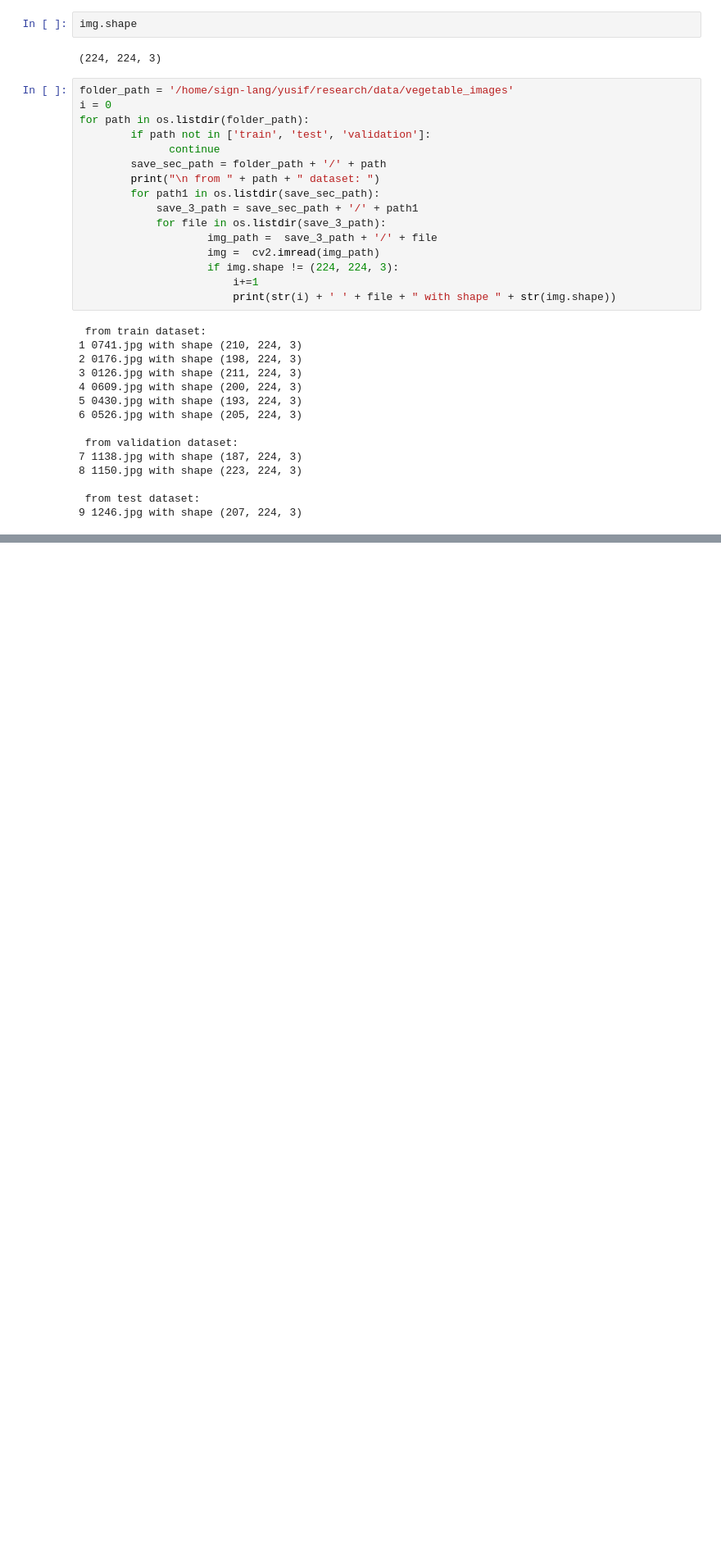
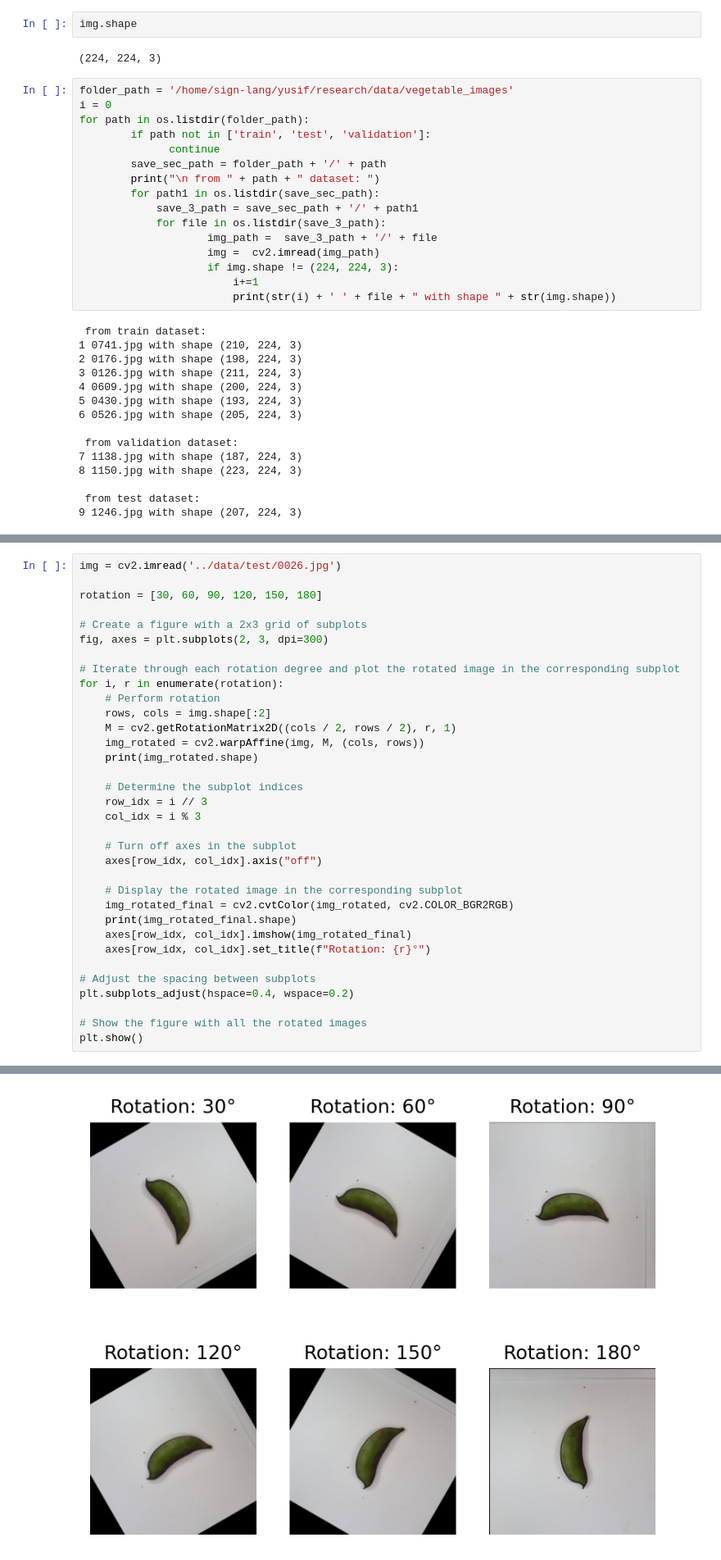
Before and after one commit to ADA-GWU/guidedresearchproject-yusif_mukhtarov, a Jupyter notebook: initial_preprocessing.ipynb, the cells around one changed output, grey strips where cells are left out. Shown at 82% size. Drawn from its saved outputs; the diff is of its cells as text; blank space fills up the shorter version.

```diff
--- a/initial_preprocessing.ipynb
+++ b/initial_preprocessing.ipynb
@@ -49,0 +70,35 @@ len(os.listdir('/home/sign-lang/yusif/research/data/vegetable_images'))
+# %%
+img = cv2.imread('../data/test/0026.jpg')
+
+rotation = [30, 60, 90, 120, 150, 180]
+
+# Create a figure with a 2x3 grid of subplots
+fig, axes = plt.subplots(2, 3, dpi=300)
+
+# Iterate through each rotation degree and plot the rotated image in the corresponding subplot
+for i, r in enumerate(rotation):
+    # Perform rotation
+    rows, cols = img.shape[:2]
+    M = cv2.getRotationMatrix2D((cols / 2, rows / 2), r, 1)
+    img_rotated = cv2.warpAffine(img, M, (cols, rows))
+    print(img_rotated.shape)
+
+    # Determine the subplot indices
+    row_idx = i // 3
+    col_idx = i % 3
+
+    # Turn off axes in the subplot
+    axes[row_idx, col_idx].axis("off")
+
+    # Display the rotated image in the corresponding subplot
+    img_rotated_final = cv2.cvtColor(img_rotated, cv2.COLOR_BGR2RGB)
+    print(img_rotated_final.shape)
+    axes[row_idx, col_idx].imshow(img_rotated_final)
+    axes[row_idx, col_idx].set_title(f"Rotation: {r}°")
+
+# Adjust the spacing between subplots
+plt.subplots_adjust(hspace=0.4, wspace=0.2)
+
+# Show the figure with all the rotated images
+plt.show()
+# %% [output]
@@ -49,0 +117 @@ len(os.listdir('/home/sign-lang/yusif/research/data/vegetable_images'))
+[figure, added]
```
Also changed, not shown: parts of 7 cells of this notebook.
